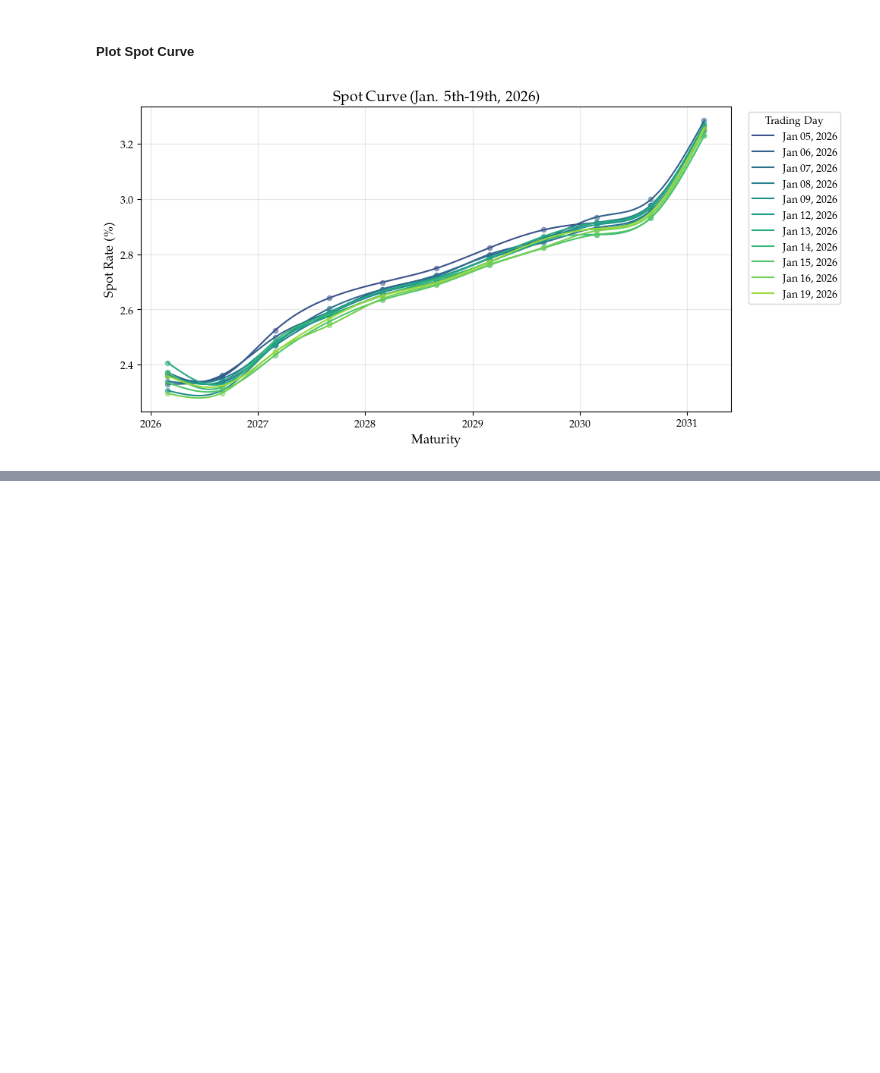
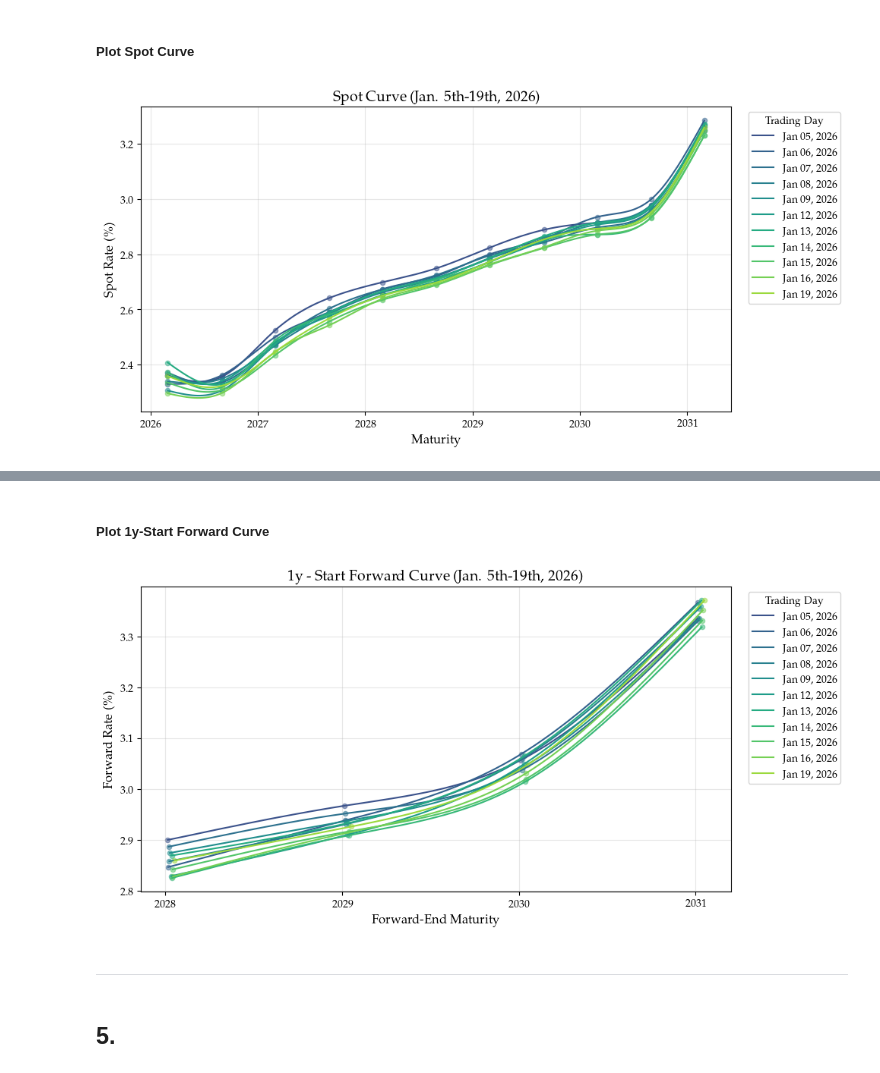
Before and after one commit to Mathewcater/MAT1856-A1, a Jupyter notebook: Assignment1.ipynb, the cells around one changed output, grey strips where cells are left out. Drawn from its saved outputs; the diff is of its cells as text; code cells hidden in the pictures; blank space fills up the shorter version.

```diff
--- a/Assignment1.ipynb
+++ b/Assignment1.ipynb
@@ -450,0 +493,63 @@ plt.show()
+# %%
+num_terms = 4
+forward_curves = np.full((len(trading_dates), num_terms), np.nan)
+
+# Loop over trading dates and calculate forward rates for each term:
+for i, date in enumerate(trading_dates):
+
+    # Construct cubic spline of spot curve for this date:
+    maturities = bond_data_df['Final Coupon Date'].unique()
+    x = (maturities - date).days / 365
+    y = np.asarray(spot_curves[i,:], dtype=float)
+    spot_curve = CubicSpline(x, y, bc_type='natural')
+
+    # Terms for forward rates in years
+    terms = np.array([2, 3, 4, 5])
+    spot_rates = spot_curve(terms)
+
+    # Calculate forward rates using spot rates:
+    forward_curves[i, :] = ((1 + spot_rates) ** terms / (1 + spot_curve(1))) ** (1 / (terms - 1)) - 1
+# %% [markdown]
+##### **Plot 1y-Start Forward Curve**
+# %%
+fig, axs = plt.subplots(figsize=(10, 5))
+trading_dates = np.sort(bond_data_df["Date"].unique())
+vals = np.linspace(0.25, 0.85, len(trading_dates))
+cmap = dict(zip(trading_dates, [plt.cm.viridis(v) for v in vals]))
+
+for i, date in enumerate(trading_dates):
+
+    # 1y-1y, 1y-2y, 1y-3y, 1y-4y correspond to forward-end maturities 2y, 3y, 4y, 5y from trading date:
+    x = np.array([2, 3, 4, 5], dtype=float)
+    y = 100 * forward_curves[i, :]
+
+    # Interpolate using natural cubic spline:
+    cs = CubicSpline(x, y, bc_type='natural')
+    x_smooth = np.linspace(x.min(), x.max(), 200)
+    y_smooth = cs(x_smooth)
+
+    # Convert (smoothed) year fraction from date to corresponding maturity:
+    date = pd.Timestamp(date)
+    maturities = date + pd.to_timedelta(x * 365, unit="D")
+    maturity_smooth = date + pd.to_timedelta(x_smooth * 365, unit="D")
+
+    axs.scatter(maturities, y, s=20, alpha=0.5, color=cmap[date])
+    axs.plot(maturity_smooth, y_smooth, label=date.strftime('%b %d, %Y'), color=cmap[date])
+
+axs.set_xlabel('Forward-End Maturity', fontsize=12)
+axs.set_ylabel('Forward Rate (\%)', fontsize=12)
+axs.set_title('1y\ - Start Forward Curve (Jan. 5th-19th, 2026)', fontsize=14)
+axs.legend(title='Trading Day', bbox_to_anchor=(1.02, 1), loc='upper left')
+axs.xaxis.set_major_locator(mdates.YearLocator())
+axs.xaxis.set_major_formatter(mdates.DateFormatter('%Y'))
+axs.grid(True, alpha=0.3)
+
+plt.tight_layout()
+plt.savefig("ForwardCurves.pdf", bbox_inches="tight")   # best for LaTeX
+plt.show()
+# %% [output]
+[figure, added]
+# %% [markdown]
+________________________________
+# %% [markdown]
+## **5.**
```
Also changed, not shown: parts of 22 cells of this notebook, 2 other files.
